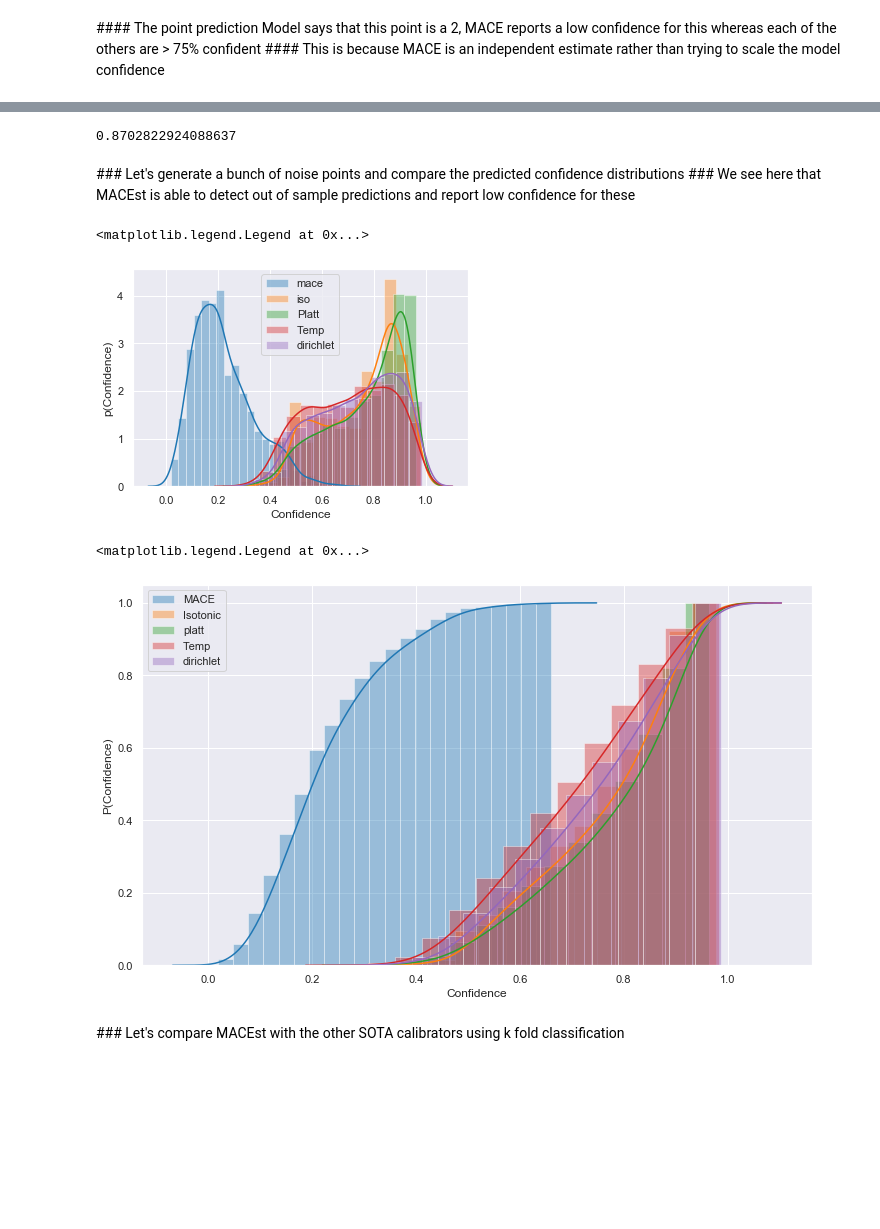
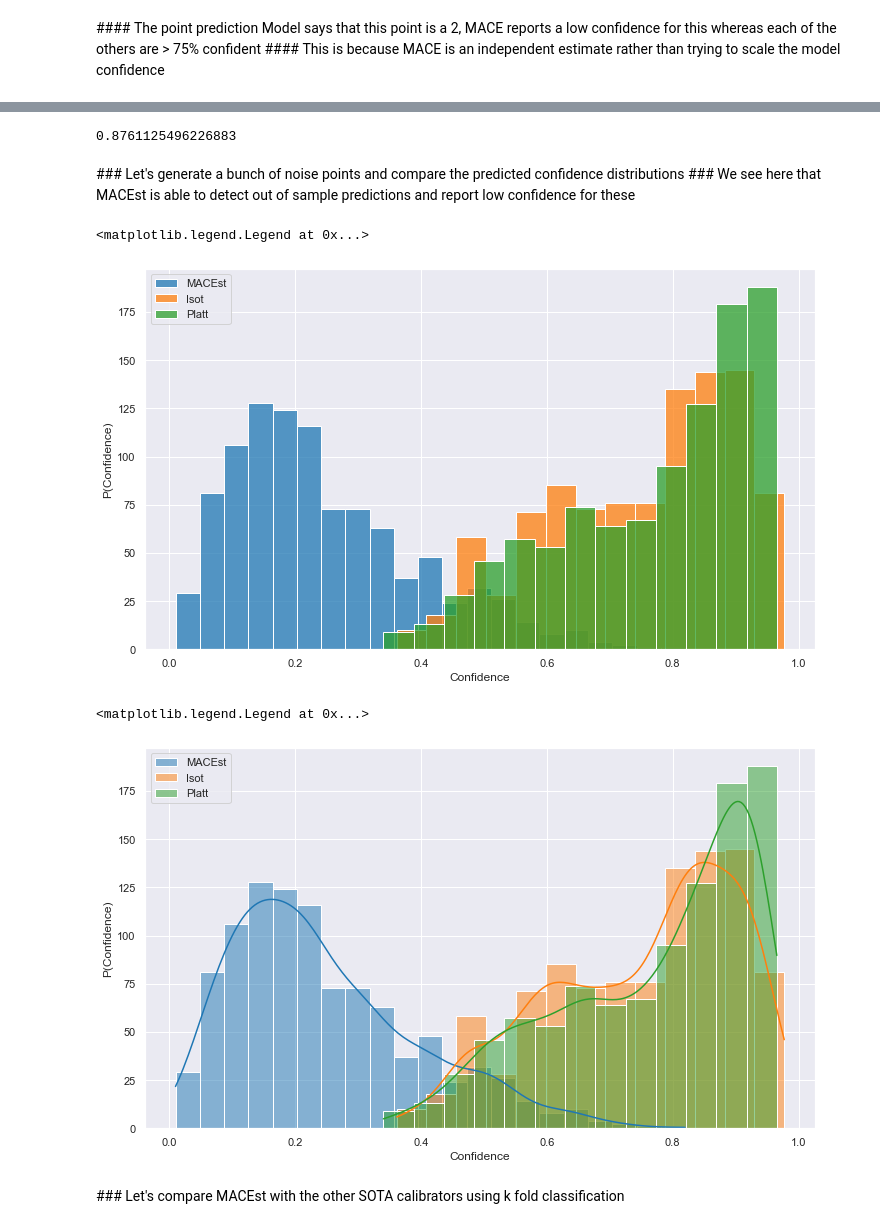
Before and after one commit to oracle/macest, a Jupyter notebook: notebooks/classification/sota_comparison_mnist.ipynb, the cells around one changed output, grey strips where cells are left out. Saved outputs shown, nothing was run; the diff lists cells and outputs as text; code cells hidden in the pictures; blank space fills up the shorter version.

```diff
--- a/notebooks/classification/sota_comparison_mnist.ipynb
+++ b/notebooks/classification/sota_comparison_mnist.ipynb
@@ -37,7 +37,7 @@ sns.set_style('darkgrid')
 #     getattr(ssl, '_create_unverified_context', None)):
 #     ssl._create_default_https_context = ssl._create_unverified_context
 # %%
-mnist = datasets.fetch_openml(name="mnist_784")
+mnist = datasets.fetch_openml(name="mnist_784", parser="auto")
 X = mnist.data.astype('float64')
 y = mnist.target
 # %%
@@ -51,10 +51,10 @@ y = enc.fit_transform(y)
 X_pp_train, X_conf_train, y_pp_train, y_conf_train  = train_test_split(X, y, test_size=0.6, random_state=1)
 
 pca = PCA(n_components=50)
-pca.fit(X_pp_train)
+pca.fit(X_pp_train.values)
 
-X_pp_train = pca.transform(X_pp_train)
-X_conf_train = pca.transform(X_conf_train)
+X_pp_train = pca.transform(X_pp_train.values)
+X_conf_train = pca.transform(X_conf_train.values)
 
 X_conf_train, X_cal, y_conf_train, y_cal = train_test_split(X_conf_train, y_conf_train,
                                                             test_size=0.4, random_state=0)
@@ -102,14 +95,14 @@ neighbour_search_params = clmod.HnswGraphArgs(query_args = dict(ef = 1000))
 optimiser_args = dict(popsize = 25, disp = False)
 # %%
 macest_model = clmod.ModelWithConfidence(model,
-                                      X_conf_train,
-                                      y_conf_train,
-                                      search_method_args = neighbour_search_params)
+                                         X_conf_train,
+                                         y_conf_train,
+                                         search_method_args=neighbour_search_params)
 
 macest_model.fit(X_cal,
-               y_cal,
-               param_range = param_bounds,
-               optimiser_args= optimiser_args)
+                 y_cal,
+                 param_range = param_bounds,\
+                 optimiser_args= optimiser_args)
 # %%
 preds = model.predict(X_cal)
 conf_preds = macest_model.predict_proba(X_cal)
@@ -250,7 +209,7 @@ iso[0]
 # %%
-diric[0]
+plat[0]
 # %% [output]
-0.8702822924088637
+0.8761125496226883
 # %% [markdown]
 ### Let's generate a bunch of noise points and compare the predicted confidence distributions
 ### We see here that MACEst is able to detect out of sample predictions and report low confidence for these
@@ -266,49 +223,38 @@ diri = np.amax(ful_dir.predict_proba(model.predict_proba(fake_points)), axis=1)
 # %%
-sns.distplot(mace, label = 'mace')
-sns.distplot(iso, label = 'iso')
-sns.distplot(plat, label = 'Platt')
-sns.distplot(temperature, label = 'Temp')
-sns.distplot(diri, label = 'dirichlet')
-plt.ylabel('p(Confidence)')
+plt.figure(figsize = (12,7))
+sns.histplot(mace, label="MACEst", color="C0")
+sns.histplot(iso, label="Isot", color="C1")
+sns.histplot(plat, label="Platt", color="C2")
+plt.ylabel('P(Confidence)')
 plt.xlabel('Confidence')
 plt.legend()
 # %% [output]
 <matplotlib.legend.Legend at 0x...>
-[figure, old version]
+[figure, new version]
 # %%
 plt.figure(figsize = (12,7))
+sns.histplot(mace,
+             kde=True,
+             kde_kws = dict(cumulative=True),
+             label = 'MACEst',
+             color="C0")
+sns.histplot(iso,
+             kde=True,
+             kde_kws = dict(cumulative=True),
+             label = 'Isot',
+             color="C1")
 
-sns.distplot(mace,
+sns.histplot(plat,
+             kde=True,
              kde_kws = dict(cumulative=True),
-             hist_kws = dict(cumulative=True),
-             label = 'MACE')
-
-sns.distplot(iso,
-             kde_kws = dict(cumulative=True),
-             hist_kws = dict(cumulative=True),
-             label = 'Isotonic')
-
-sns.distplot(plat,
-             kde_kws = dict(cumulative=True),
-             hist_kws = dict(cumulative=True),
-             label = 'platt')
-
-sns.distplot(temperature,
-             kde_kws = dict(cumulative=True),
-             hist_kws = dict(cumulative=True),
-             label = 'Temp')
-
-sns.distplot(diri,
-             kde_kws = dict(cumulative=True),
-             hist_kws = dict(cumulative=True),
-             label = 'dirichlet')
-
+             label = 'Platt',
+             color="C2")
 plt.ylabel('P(Confidence)')
 plt.xlabel('Confidence')
 plt.legend()
 # %% [output]
 <matplotlib.legend.Legend at 0x...>
-[figure, old version]
+[figure, new version]
 # %% [markdown]
 ### Let's compare MACEst with the other SOTA calibrators using k fold classification
 # %%
```
Also changed, not shown: parts of 26 cells of this notebook, 17 other files.
